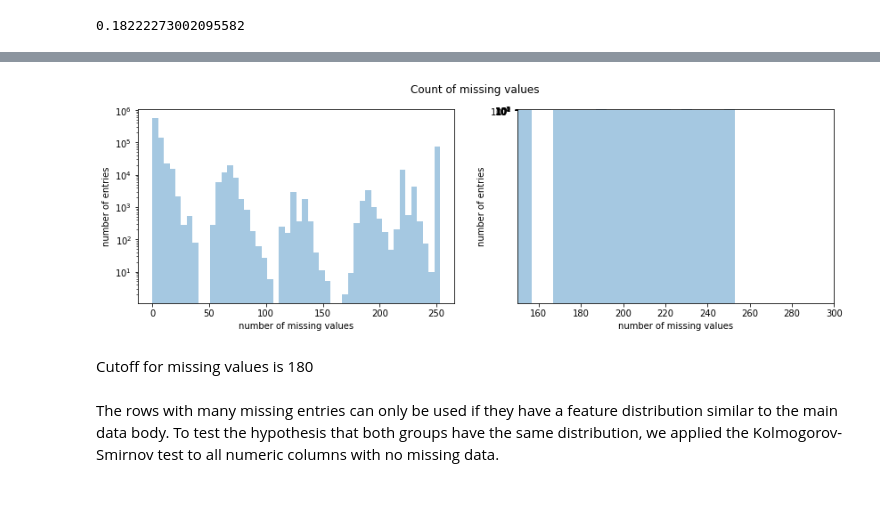
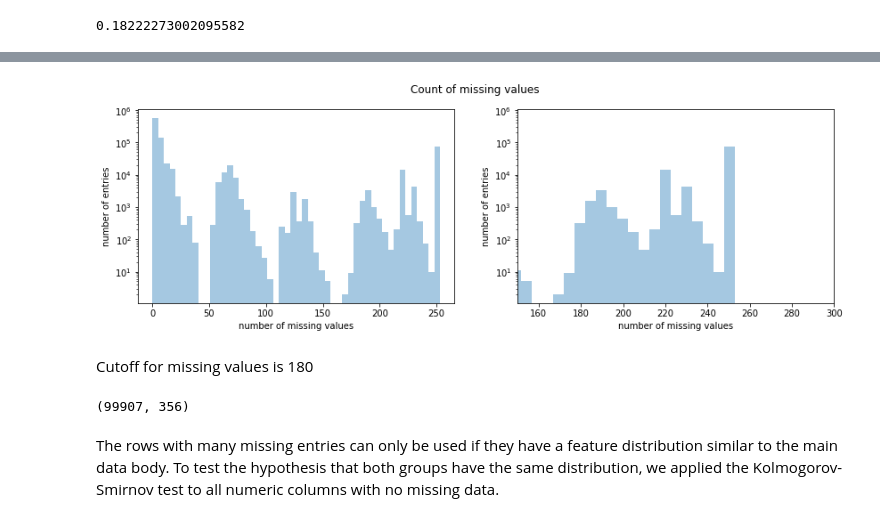
Before and after one commit to bvcmartins/dsnd_capstone, a Jupyter notebook: main.ipynb, the cells around one changed output, grey strips where cells are left out. Cells and saved outputs as stored; diff of their text form; code cells hidden in the pictures.

```diff
--- a/main.ipynb
+++ b/main.ipynb
@@ -337,25 +342,29 @@ After analyzing missing data per column, we turned our attention to missing valu
 # %%
 missing_rows = azdias.isnull().sum(axis=1)
 fig,ax = plt.subplots(figsize=(14,4), ncols=2, nrows=1)
 sns.distplot(missing_rows, kde=False, ax=ax[0])
 ax[0].set_xlabel('number of missing values')
 ax[0].set_ylabel('number of entries')
 ax[0].set_yscale('log')
 sns.distplot(missing_rows, kde=False, ax=ax[1])
 ax[1].set_xlim([150,300])
-ax[1].set_ylim([0,10000])
+#ax[1].set_ylim([0,10000])
 ax[1].set_yscale('log')
 ax[1].set_xlabel('number of missing values')
 ax[1].set_ylabel('number of entries');
 plt.suptitle('Count of missing values');
 plt.savefig('figures/missing_row.png')
 # %% [output]
-[figure, old version]
+[figure, new version]
 # %% [markdown]
 Cutoff for missing values is 180
 # %%
 azdias_below = azdias[azdias.isnull().sum(axis=1)<180].copy().reset_index().drop('index', axis=1)
 azdias_above = azdias[azdias.isnull().sum(axis=1)>=180].copy().reset_index().drop('index', axis=1)
+# %%
+azdias_above.shape
+# %% [output]
+(99907, 356)
 # %% [markdown]
 The rows with many missing entries can only be used if they have a feature distribution similar to the main data body. To test the hypothesis that both groups have the same distribution, we applied the Kolmogorov-Smirnov test to all numeric columns with no missing data.
 # %%
```
Also changed, not shown: parts of 72 cells of this notebook, 1 other file.
